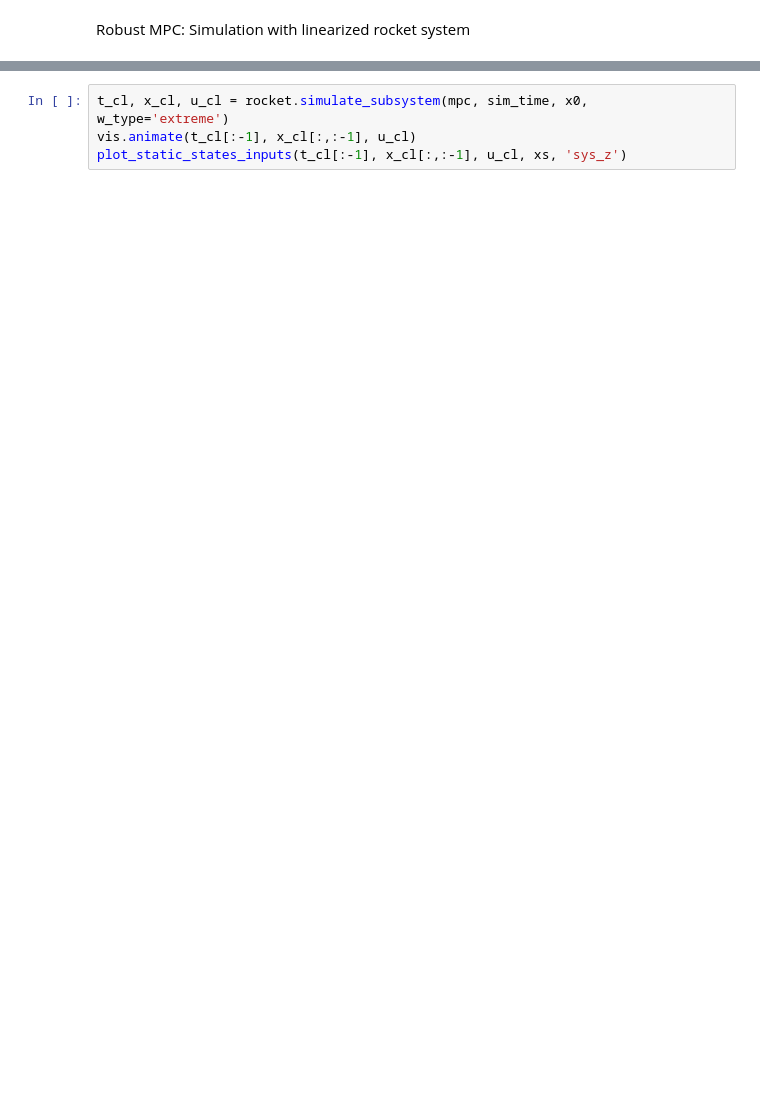
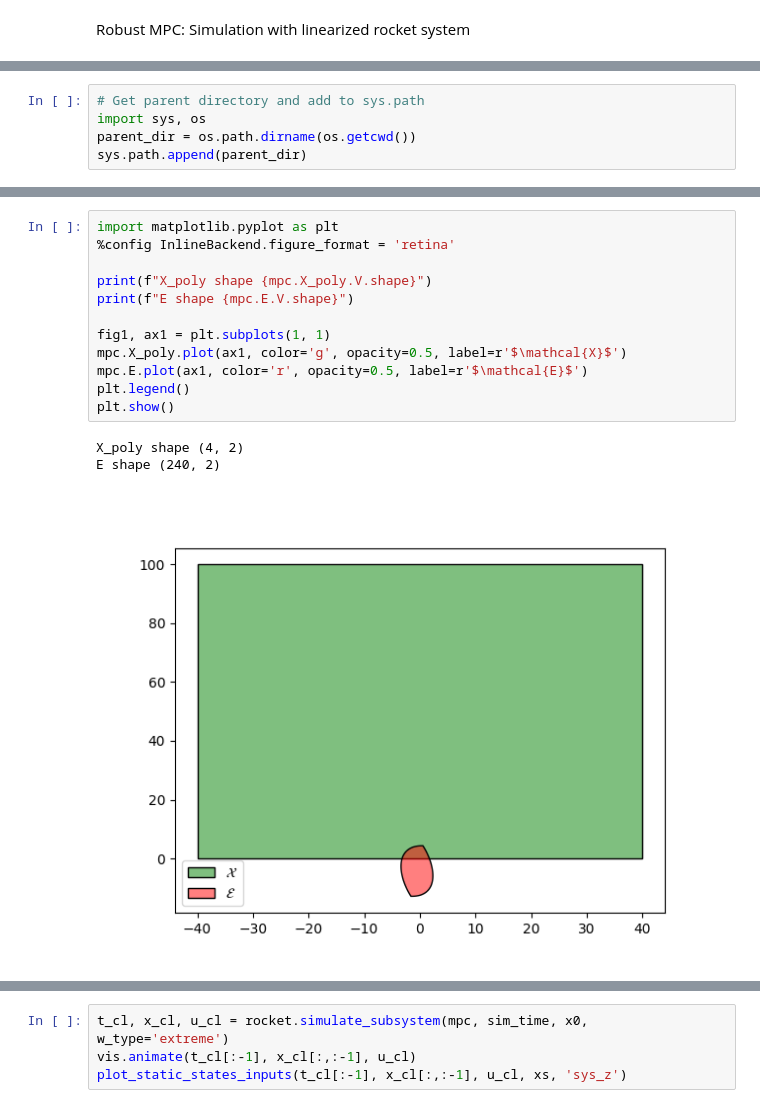
Before and after one commit to tancredelg/MPC-Course-EPFL, a Jupyter notebook: project/Deliverable_6_1&2/Deliverable_6_1.ipynb, the cells around one changed output, grey strips where cells are left out. Cells and saved outputs as stored; diff of their text form; blank space fills up the shorter version.

```diff
--- a/project/Deliverable_6_1&2/Deliverable_6_1.ipynb
+++ b/project/Deliverable_6_1&2/Deliverable_6_1.ipynb
@@ -14,3 +16,8 @@ sys.path.append(parent_dir)
+# %%
+# Get parent directory and add to sys.path
+import sys, os
+parent_dir = os.path.dirname(os.getcwd())
+sys.path.append(parent_dir)
 # %%
 from LandMPC.MPCControl_z import MPCControl_z
 from src.rocket import Rocket
@@ -49,0 +77,16 @@ ModuleNotFoundError: No module named 'src'
+# %%
+import matplotlib.pyplot as plt
+%config InlineBackend.figure_format = 'retina'
+
+print(f"X_poly shape {mpc.X_poly.V.shape}")
+print(f"E shape {mpc.E.V.shape}")
+
+fig1, ax1 = plt.subplots(1, 1)
+mpc.X_poly.plot(ax1, color='g', opacity=0.5, label=r'$\mathcal{X}$')
+mpc.E.plot(ax1, color='r', opacity=0.5, label=r'$\mathcal{E}$')
+plt.legend()
+plt.show()
+# %% [output]
+X_poly shape (4, 2)
+E shape (240, 2)
+[figure, added]
```
Also changed, not shown: parts of 5 cells of this notebook, 8 other files.
